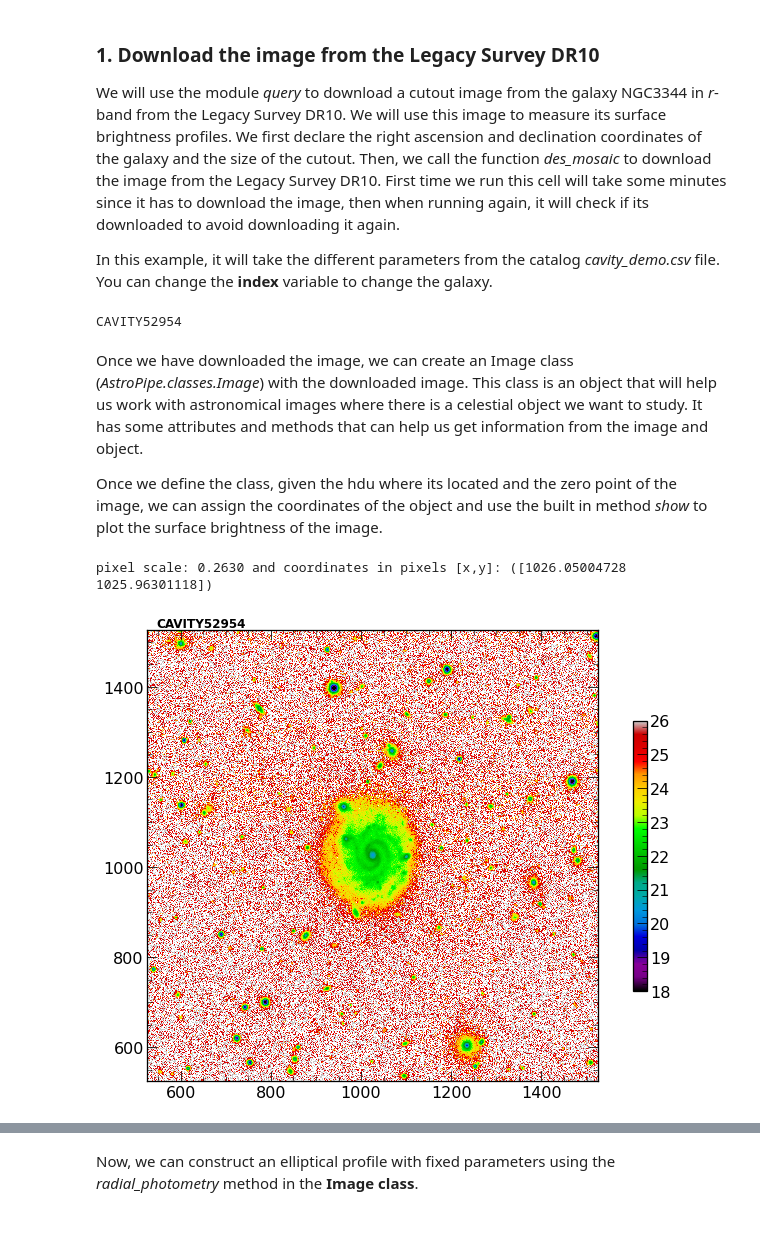
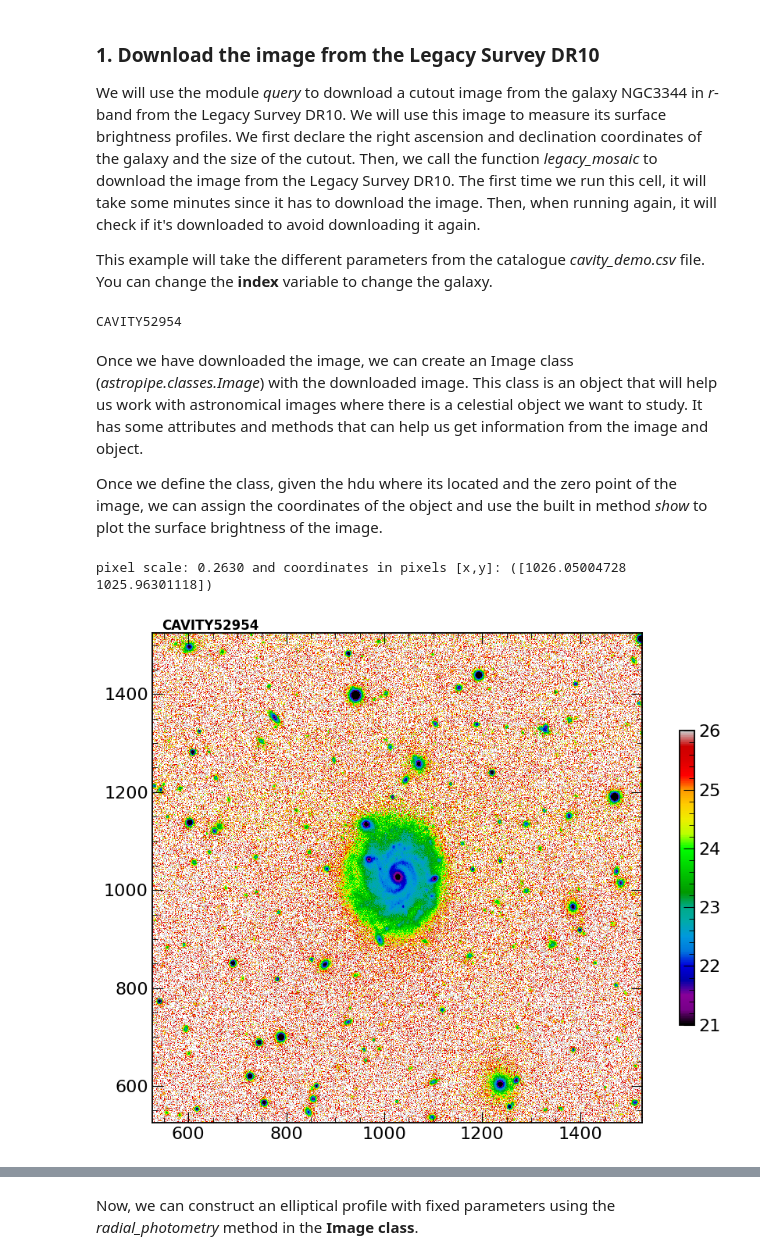
Before and after one commit to PabloMSanAla/AstroPipe, a Jupyter notebook: demos/cavity.ipynb, the cells around one changed output, grey strips where cells are left out. Cells and saved outputs as stored; diff of their text form; code cells hidden in the pictures; blank space fills up the shorter version.

```diff
--- a/demos/cavity.ipynb
+++ b/demos/cavity.ipynb
@@ -17,17 +18,17 @@ This is a work in progress, use at your own risk!
 # %% [markdown]
 ### 1. Download the image from the Legacy Survey DR10
 
-We will use the module *query* to download a cutout image from the galaxy NGC3344 in *r*-band from the Legacy Survey DR10. We will use this image to measure its surface brightness profiles. We first declare the right ascension and declination coordinates of the galaxy and the size of the cutout. Then, we call the function *des_mosaic* to download the image from the Legacy Survey DR10. First time we run this cell will take some minutes since it has to download the image, then when running again, it will check if its downloaded to avoid downloading it again.
+We will use the module *query* to download a cutout image from the galaxy NGC3344 in *r*-band from the Legacy Survey DR10. We will use this image to measure its surface brightness profiles. We first declare the right ascension and declination coordinates of the galaxy and the size of the cutout. Then, we call the function *legacy_mosaic* to download the image from the Legacy Survey DR10. The first time we run this cell, it will take some minutes since it has to download the image. Then, when running again, it will check if it's downloaded to avoid downloading it again.
 
-In this example, it will take the different parameters from the catalog *cavity_demo.csv* file. You can change the **index** variable to change the galaxy.
+This example will take the different parameters from the catalogue *cavity_demo.csv* file. You can change the **index** variable to change the galaxy.
 # %%
 %matplotlib inline
-
+import matplotlib
 from matplotlib import pyplot as plt
 import numpy as np
 import os
 
-from AstroPipe.query import des_mosaic
+from astropipe.query import legacy_mosaic
 from os.path import join
 from astropy.table import Table
 
@@ -47,35 +48,35 @@ size =  0.15                              # size of the cutout in degress
 outdir = 'temp/'                          # temporary directory to save files
 
 # Set filename using the name of the galaxy and create the directory if it does not exist
-filename = join(outdir,f'{name}_des.fits')
+filename = join(outdir,f'{name}_ls.fits')
 if not os.path.isdir(outdir): os.mkdir(outdir)
 
 # Download the mosaic from DES if file does not exits
 if not os.path.isfile(filename):
-    des_mosaic(ra,dec,outdir=filename,width=size,bands='r',verbose=True)
+    legacy_mosaic(ra,dec,outdir=outdir, name=filename,width=size,bands='r',verbose=True)
 # %%
 print(name)
 # %% [output]
 CAVITY52954
 # %% [markdown]
-Once we have downloaded the image, we can create an Image class (*AstroPipe.classes.Image*) with the downloaded image. This class is an object that will help us work with astronomical images where there is a celestial object we want to study. It has some attributes and methods that can help us get information from the image and object.
+Once we have downloaded the image, we can create an Image class (*astropipe.classes.Image*) with the downloaded image. This class is an object that will help us work with astronomical images where there is a celestial object we want to study. It has some attributes and methods that can help us get information from the image and object.
 
 Once we define the class, given the hdu where its located and the zero point of the image, we can assign the coordinates of the object and use the built in method *show* to plot the surface brightness of the image.
 # %%
-from AstroPipe.classes import Image
+from astropipe.classes import Image
 
 image = Image(filename, hdu=0, zp=22.5)   # To work with magnitudes we need to set the zero-point of the image (zp)
 
 image.obj(ra, dec)                        # Set the coordinates of object to study.
 image.name = name                         # For Plot purposes
 
 # We can print the pixel scale, the pixel coordinates where the object is in the image, and visualize the image.
 print(f'pixel scale: {image.pixel_scale:1.4f} and coordinates in pixels [x,y]: ({image.pix})')
 
-ax = image.show(width=500, vmin=26, vmax=18, cmap='nipy_spectral')
+ax = image.show(width=500, vmin=21, vmax=26, cmap='nipy_spectral')
 # %% [output]
 pixel scale: 0.2630 and coordinates in pixels [x,y]: ([1026.05004728 1025.96301118])
-[figure, old version]
+[figure, new version]
 # %% [markdown]
 ### 2. Create a mask of the image.
 
```
Also changed, not shown: parts of 20 cells of this notebook, 14 other files.
